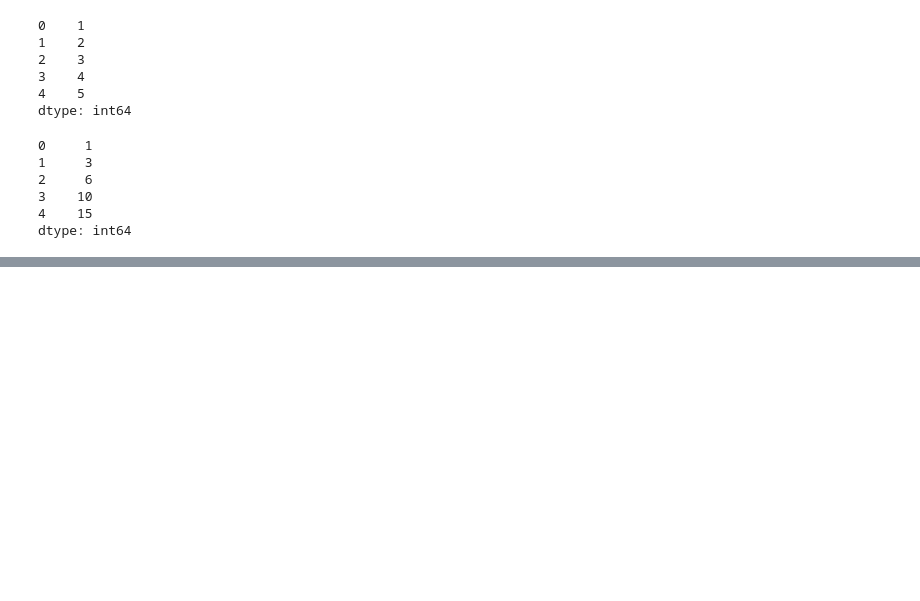
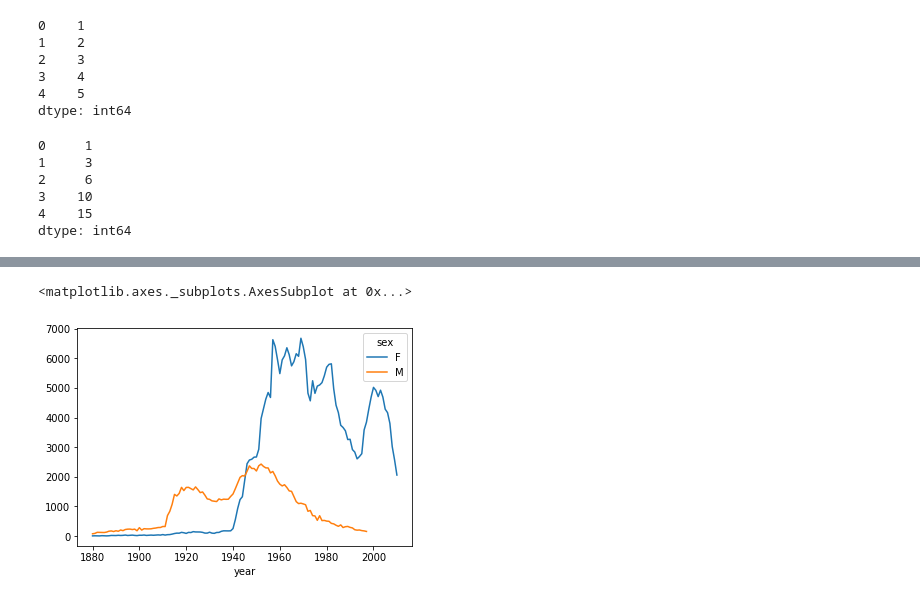
Before and after one commit to zoiechow/pydata_exercise, a Jupyter notebook: ch14_babyname.ipynb, the cells around one changed output, grey strips where cells are left out. Saved outputs shown, nothing was run; the diff lists cells and outputs as text; code cells hidden in the pictures; blank space fills up the shorter version.

```diff
--- a/ch14_babyname.ipynb
+++ b/ch14_babyname.ipynb
@@ -456,0 +614,3 @@ Name: pop, Length: 261877, dtype: float64
+# %%
+all_names = pd.Series(top1000.name.unique())
+all_names
@@ -456,0 +630,3 @@ Name: pop, Length: 261877, dtype: float64
+# %%
+lesley_like = all_names[all_names.str.lower().str.contains('lesl')]
+lesley_like
@@ -456,0 +640,3 @@ Name: pop, Length: 261877, dtype: float64
+# %%
+filtered = top1000[top1000.name.isin(lesley_like)]
+filtered
@@ -456,0 +657,3 @@ Name: pop, Length: 261877, dtype: float64
+# %%
+filtered_table = filtered.pivot_table('births',index = 'year',columns = 'sex',aggfunc='sum')
+filtered_table
@@ -456,0 +675,5 @@ Name: pop, Length: 261877, dtype: float64
+# %%
+filtered_table.plot()
+# %% [output]
+<matplotlib.axes._subplots.AxesSubplot at 0x...>
+[figure, added]
```
Also changed, not shown: parts of 26 cells of this notebook.
